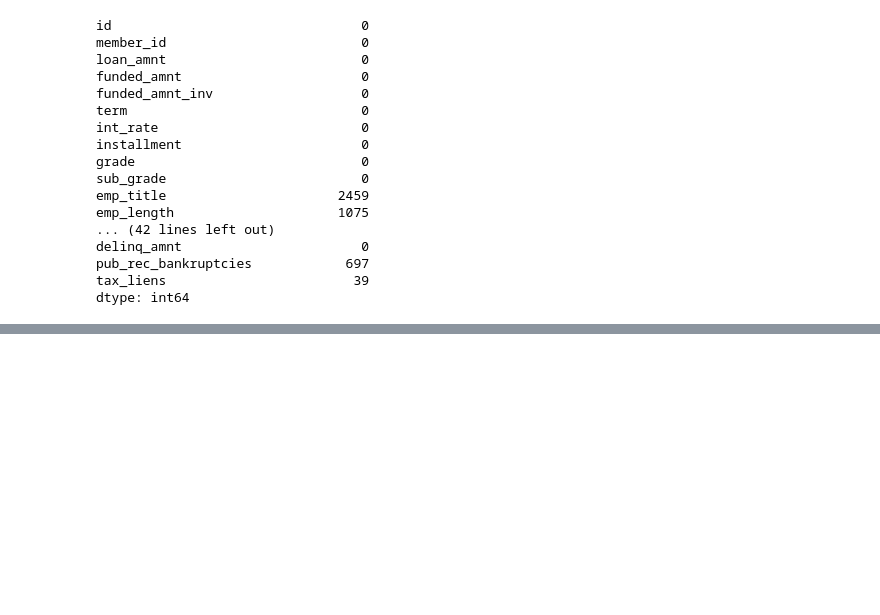
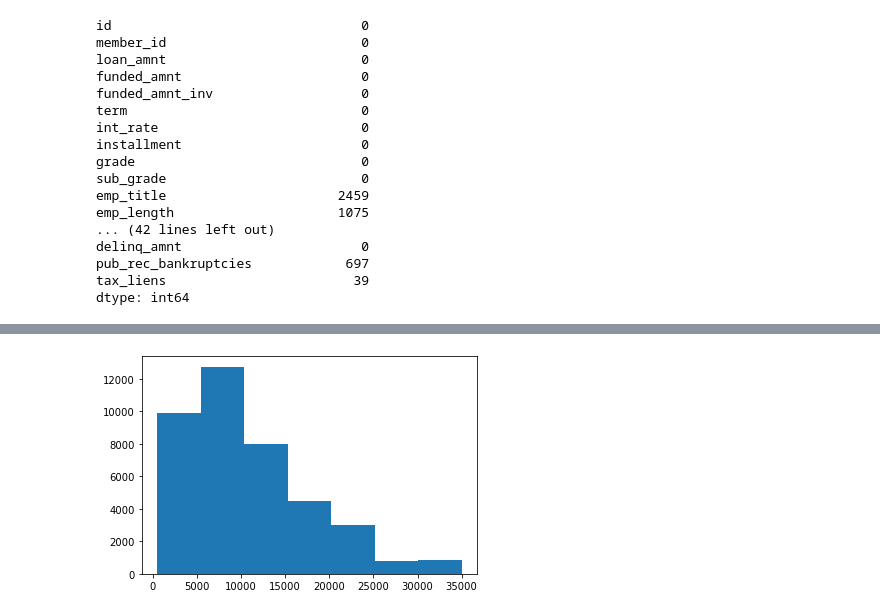
Before and after one commit to KhushiSindhu/Landing-Club-Case-Study, a Jupyter notebook: Santosh.ipynb, the cells around one changed output, grey strips where cells are left out. Cells and saved outputs as stored; diff of their text form; code cells hidden in the pictures; blank space fills up the shorter version.

```diff
--- a/Santosh.ipynb
+++ b/Santosh.ipynb
@@ -104,0 +373,5 @@ Name: next_pymnt_d, dtype: int64
+# %%
+plt.hist(loanData.loan_amnt,bins=7)
+plt.show()
+# %% [output]
+[figure, added]
```
Also changed, not shown: parts of 36 cells of this notebook.
